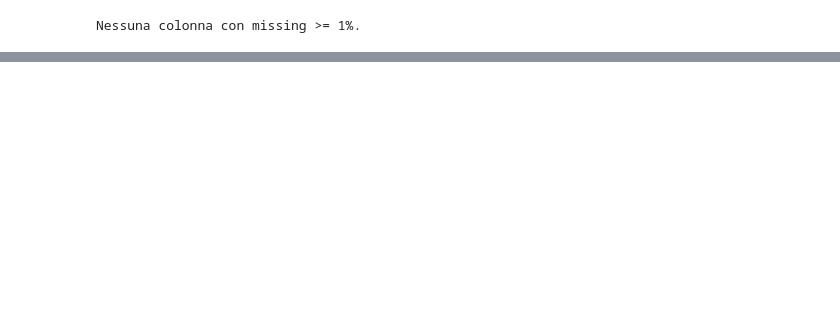
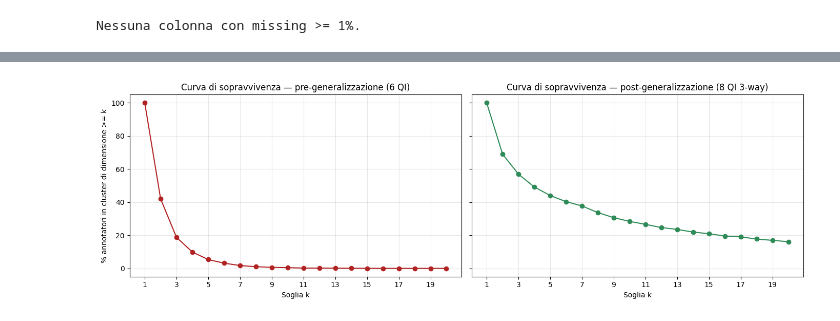
Before and after one commit to AndreaMorbello/measuring-hate-speech-audit, a Jupyter notebook: notebooks/audit.ipynb, the cells around one changed output, grey strips where cells are left out. Saved outputs shown, nothing was run; the diff lists cells and outputs as text; code cells hidden in the pictures; blank space fills up the shorter version.

```diff
--- a/notebooks/audit.ipynb
+++ b/notebooks/audit.ipynb
@@ -456,0 +693,25 @@ Le evidenze raccolte vincolano le scelte etiche dei capitoli successivi:
+# %%
+df_generalized = generalize_quasi_identifiers(df_anon, strategy)
+
+# QI complete dopo la generalizzazione
+qi_columns = list(qi_summary) + ["annotator_race_3way", "annotator_sexuality_binary"]
+
+print("Distribuzioni post-generalizzazione:")
+for col in qi_columns:
+    print(f"\n  {col}:")
+    print(df_generalized[col].value_counts(dropna=False).to_string())
+
+k_gen = compute_k_anonymity(df_generalized, qi_columns)
+dist_gen = k_gen["distribution"]
+
+theoretical_gen = int(np.prod([df_generalized[c].nunique(dropna=False) for c in qi_columns]))
+occupied_gen = len(dist_gen)
+
+print(f"\n--- Confronto pre/post-generalizzazione ---")
+print(f"Spazio teorico:        {theoretical_raw:>8,}  →  {theoretical_gen:>8,}")
+print(f"Spazio occupato:       {occupied_raw:>8,}  →  {occupied_gen:>8,}")
+print(f"k_min:                 {dist_raw.min():>8}  →  {dist_gen.min():>8}")
+print(f"k_mediano:             {dist_raw.median():>8.1f}  →  {dist_gen.median():>8.1f}")
+print(f"Quota singleton:       {(dist_raw==1).mean()*100:>7.2f}%  →  {(dist_gen==1).mean()*100:>7.2f}%")
+print(f"Protetti k>=2:         {(dist_raw>=2).mean()*100:>7.2f}%  →  {(dist_gen>=2).mean()*100:>7.2f}%")
+print(f"Protetti k>=5:         {(dist_raw>=5).mean()*100:>7.2f}%  →  {(dist_gen>=5).mean()*100:>7.2f}%")
@@ -456,0 +736,21 @@ Le evidenze raccolte vincolano le scelte etiche dei capitoli successivi:
+# %%
+fig, axes = plt.subplots(1, 2, figsize=(14, 4.5), sharey=True)
+
+for ax, (data, label, color) in zip(
+    axes,
+    [(dist_raw, "pre-generalizzazione (6 QI)", "firebrick"),
+     (dist_gen, "post-generalizzazione (8 QI 3-way)", "seagreen")],
+):
+    share = [(data >= k).mean() * 100 for k in k_thresholds]
+    ax.plot(k_thresholds, share, marker="o", color=color)
+    ax.set_xlabel("Soglia k")
+    ax.set_title(f"Curva di sopravvivenza — {label}")
+    ax.grid(alpha=0.3)
+    ax.set_xticks(k_thresholds[::2])
+
+axes[0].set_ylabel("% annotatori in cluster di dimensione >= k")
+plt.tight_layout()
+fig.savefig(FIGURES_DIR / "privacy_k_survival_comparison.png", dpi=120, bbox_inches="tight")
+plt.show()
+# %% [output]
+[figure, added]
```
Also changed, not shown: parts of 50 cells of this notebook, 4 other files.
